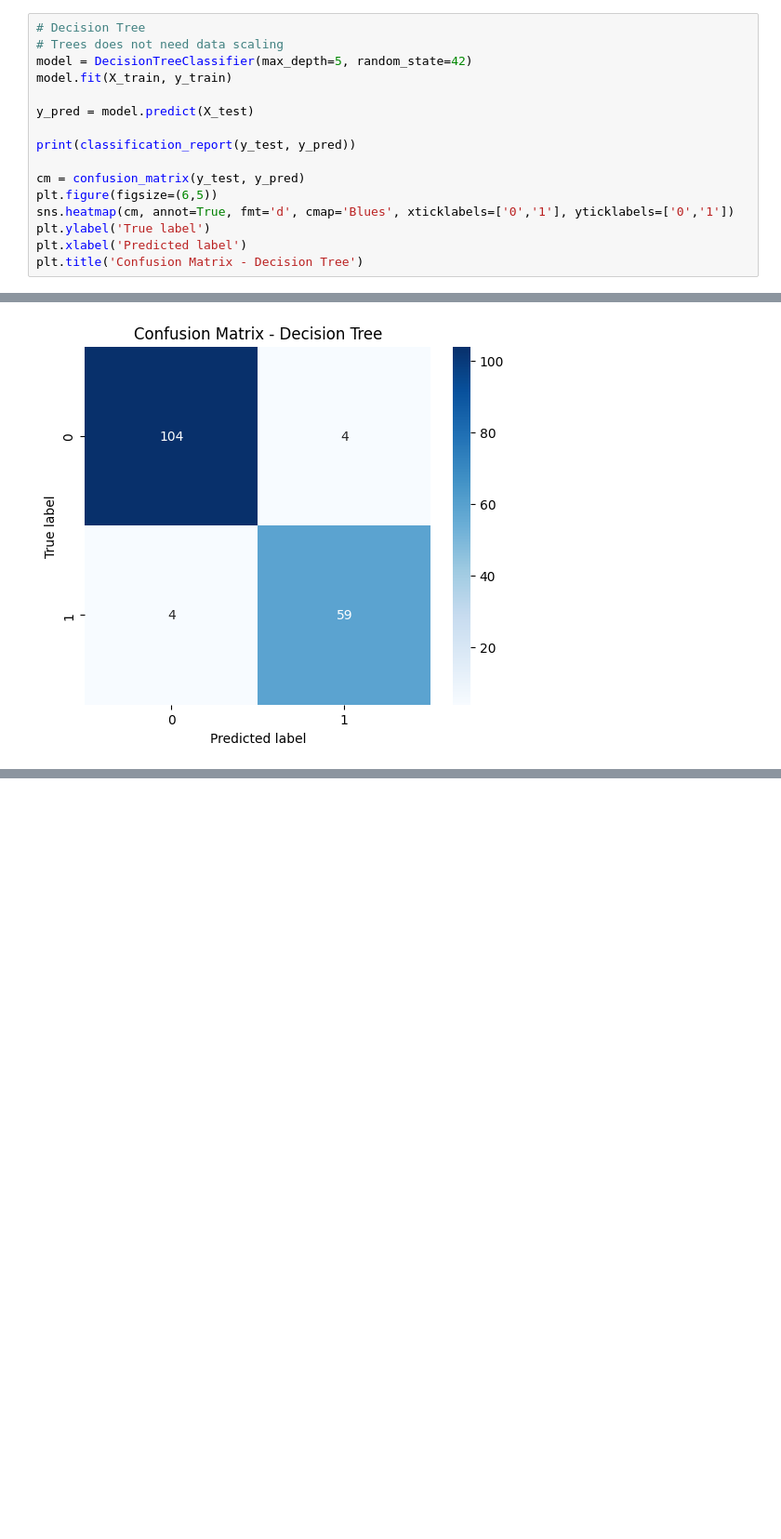
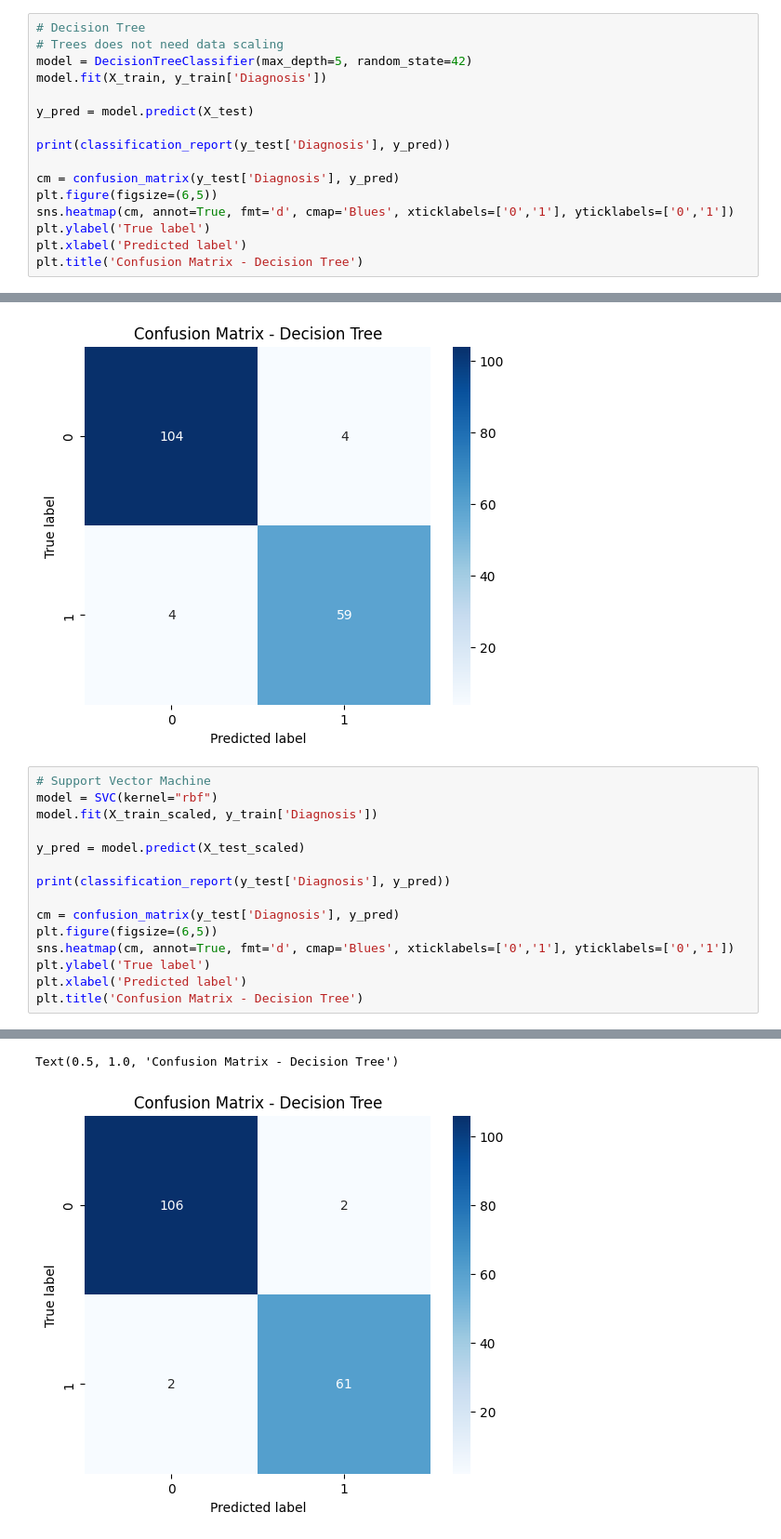
Before and after one commit to minaaam12/Breast_Cancer_Wisconsin, a Jupyter notebook: main.ipynb, the cells around one changed output, grey strips where cells are left out. Shown at 93% size. Cells and saved outputs as stored; diff of their text form; blank space fills up the shorter version.

```diff
--- a/main.ipynb
+++ b/main.ipynb
@@ -215,13 +247,13 @@ Text(0.5, 1.0, 'Confusion Matrix')
 # Decision Tree
 # Trees does not need data scaling
 model = DecisionTreeClassifier(max_depth=5, random_state=42)
-model.fit(X_train, y_train)
+model.fit(X_train, y_train['Diagnosis'])
 
 y_pred = model.predict(X_test)
 
-print(classification_report(y_test, y_pred))
+print(classification_report(y_test['Diagnosis'], y_pred))
 
-cm = confusion_matrix(y_test, y_pred)
+cm = confusion_matrix(y_test['Diagnosis'], y_pred)
 plt.figure(figsize=(6,5))
 sns.heatmap(cm, annot=True, fmt='d', cmap='Blues', xticklabels=['0','1'], yticklabels=['0','1'])
 plt.ylabel('True label')
@@ -238,3 +270,19 @@ plt.title('Confusion Matrix - Decision Tree')
 weighted avg       0.95      0.95      0.95       171
 Text(0.5, 1.0, 'Confusion Matrix - Decision Tree')
 [figure]
+# %%
+# Support Vector Machine
+model = SVC(kernel="rbf")
+model.fit(X_train_scaled, y_train['Diagnosis'])
+
+y_pred = model.predict(X_test_scaled)
+
+print(classification_report(y_test['Diagnosis'], y_pred))
+
+cm = confusion_matrix(y_test['Diagnosis'], y_pred)
+plt.figure(figsize=(6,5))
+sns.heatmap(cm, annot=True, fmt='d', cmap='Blues', xticklabels=['0','1'], yticklabels=['0','1'])
+plt.ylabel('True label')
+plt.xlabel('Predicted label')
+plt.title('Confusion Matrix - Decision Tree')
+# %% [output]
@@ -240,0 +297,2 @@ Text(0.5, 1.0, 'Confusion Matrix - Decision Tree')
+Text(0.5, 1.0, 'Confusion Matrix - Decision Tree')
+[figure, added]
```
Also changed, not shown: parts of 8 cells of this notebook, 1 other file.
